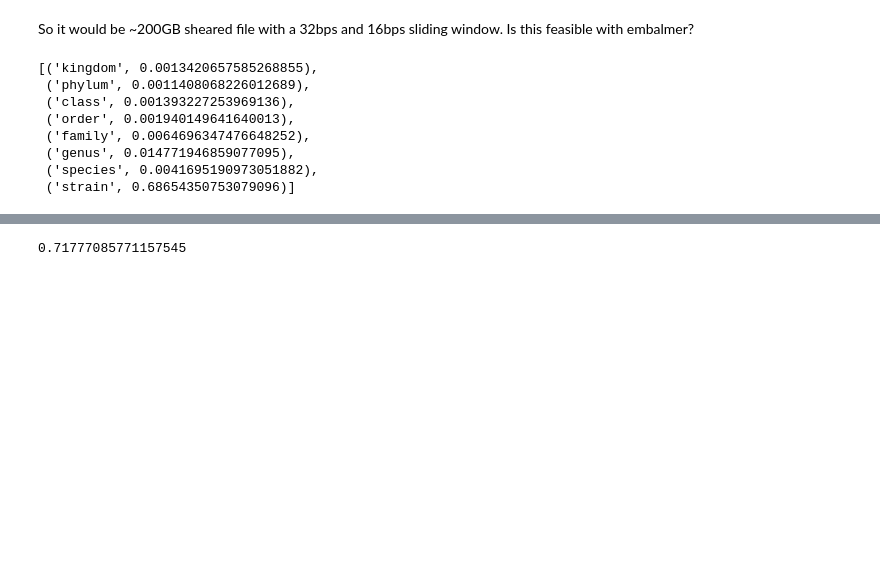
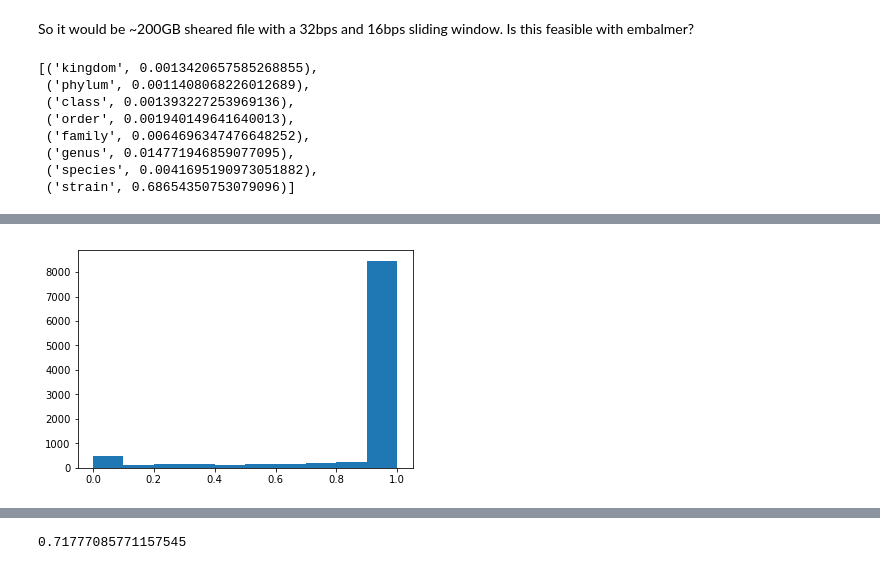
Before and after one commit to knights-lab/analysis_SHOGUN, a Jupyter notebook: notebooks/Uniqueness Rate.ipynb, the cells around one changed output, grey strips where cells are left out. Cells and saved outputs as stored; diff of their text form; code cells hidden in the pictures; blank space fills up the shorter version.

```diff
--- a/notebooks/Uniqueness Rate.ipynb
+++ b/notebooks/Uniqueness Rate.ipynb
@@ -100,0 +104,5 @@ display(list(zip(levels, uniqueness_rate_per_level)))
+# %%
+plt.hist(df[8]/df[9])
+plt.show()
+# %% [output]
+[figure, added]
```
Also changed, not shown: parts of 28 cells of this notebook, 8 other files.
